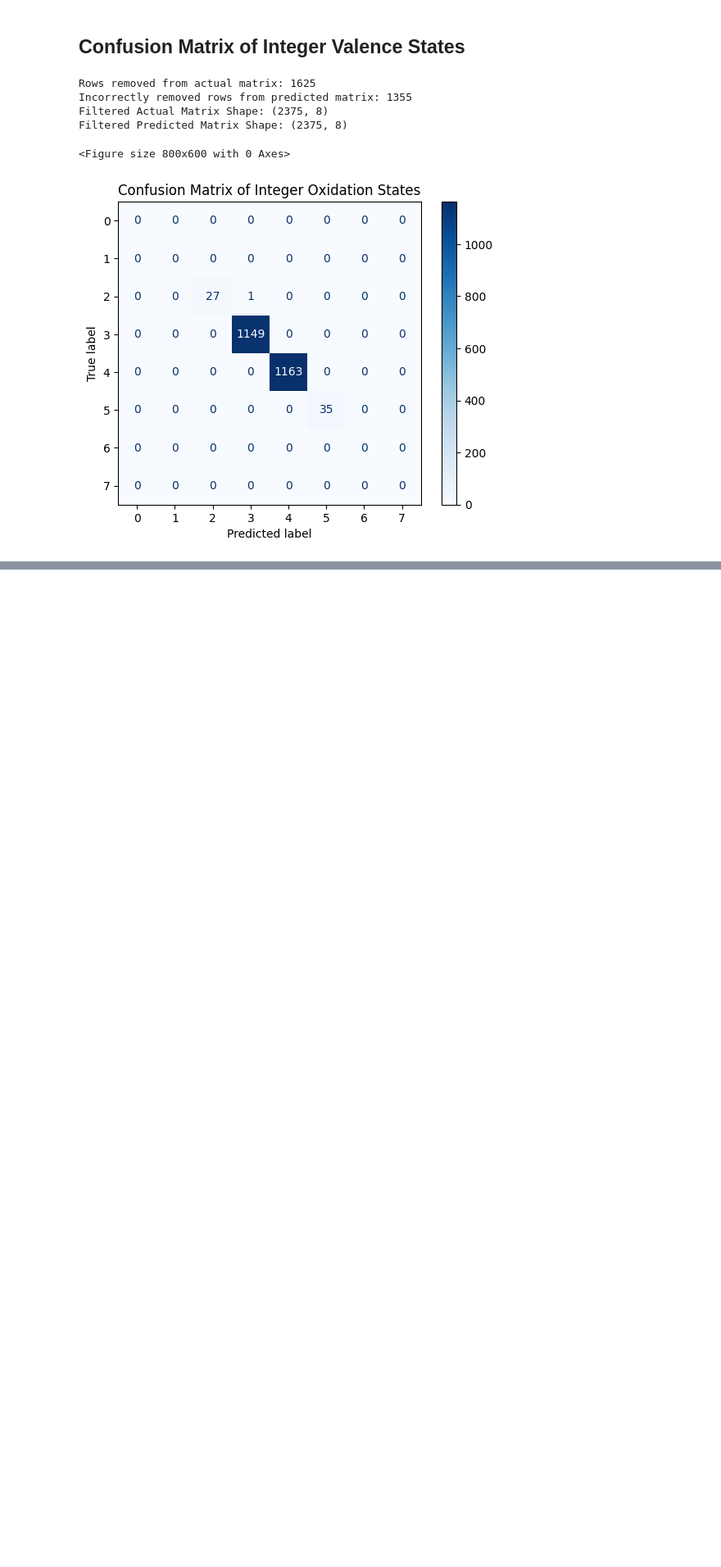
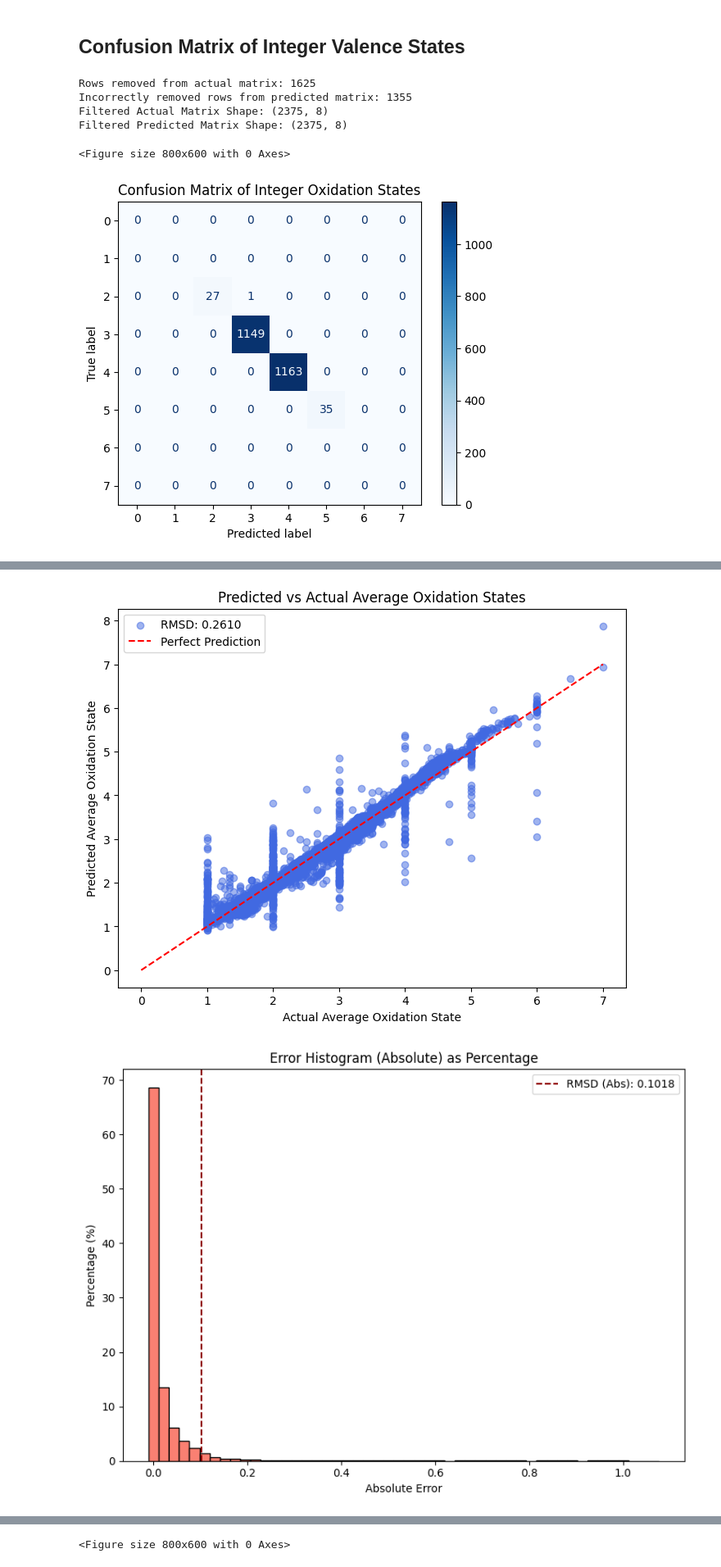
Before and after one commit to Pravanop/ML4Oxi, a Jupyter notebook: Project_Code/6) Analytics.ipynb, the cells around one changed output, grey strips where cells are left out. Shown at 82% size. Cells and saved outputs as stored; diff of their text form; code cells hidden in the pictures; blank space fills up the shorter version.

```diff
--- a/Project_Code/6) Analytics.ipynb
+++ b/Project_Code/6) Analytics.ipynb
@@ -167,7 +181,7 @@ plot_oxidation_state_error_histograms(predicted_matrix, actual_matrix)
 # %% [markdown]
 ## Confusion Matrix of Integer Valence States
 # %%
-def filter_rows_by_oxidation_state(actual_matrix, predicted_matrix, tolerance=0.3):
+def filter_rows_by_oxidation_state(predicted_matrix, actual_matrix, tolerance=0.1):
     """
     Filter rows in the actual and predicted matrices where the normalized oxidation state
     is close to an integer (within the given tolerance).
@@ -274,0 +291,38 @@ generate_confusion_matrix(filtered_actual, filtered_predicted)
+# %%
+import numpy as np
+
+pred = np.load('output_fnn.npy')
+actual = np.load('y_test_used.npy')
+
+def normalize_rows(matrix):
+    """
+    Normalize each row of the matrix to sum to 1.
+
+    Parameters:
+        matrix (numpy.ndarray): Input matrix of shape (4000, 8).
+
+    Returns:
+        numpy.ndarray: Row-normalized matrix.
+    """
+    # Avoid division by zero: replace rows that sum to 0 with small epsilon
+    row_sums = matrix.sum(axis=1, keepdims=True)  # Shape: (4000, 1)
+    row_sums[row_sums == 0] = 1e-10  # Replace zero rows with epsilon to prevent division by zero
+
+    # Divide each element by the row sum
+    normalized_matrix = matrix / row_sums
+
+    return normalized_matrix
+
+norm_pred = normalize_rows(pred)
+norm_actual = normalize_rows(actual)
+
+plot_predicted_vs_actual(norm_pred, norm_actual)
+plot_error_histogram(norm_pred, norm_actual)
+plot_oxidation_state_error_histograms(norm_pred, norm_actual)
+
+filtered_actual, filtered_predicted, removed_count, incorrect_removed_count = filter_rows_by_oxidation_state(norm_pred, norm_actual)
+
+generate_confusion_matrix(filtered_actual, filtered_predicted)
+# %% [output]
+[figure, added]
+[figure, added]
@@ -274,0 +334 @@ generate_confusion_matrix(filtered_actual, filtered_predicted)
+<Figure size 800x600 with 0 Axes>
```
Also changed, not shown: parts of 4 cells of this notebook.
